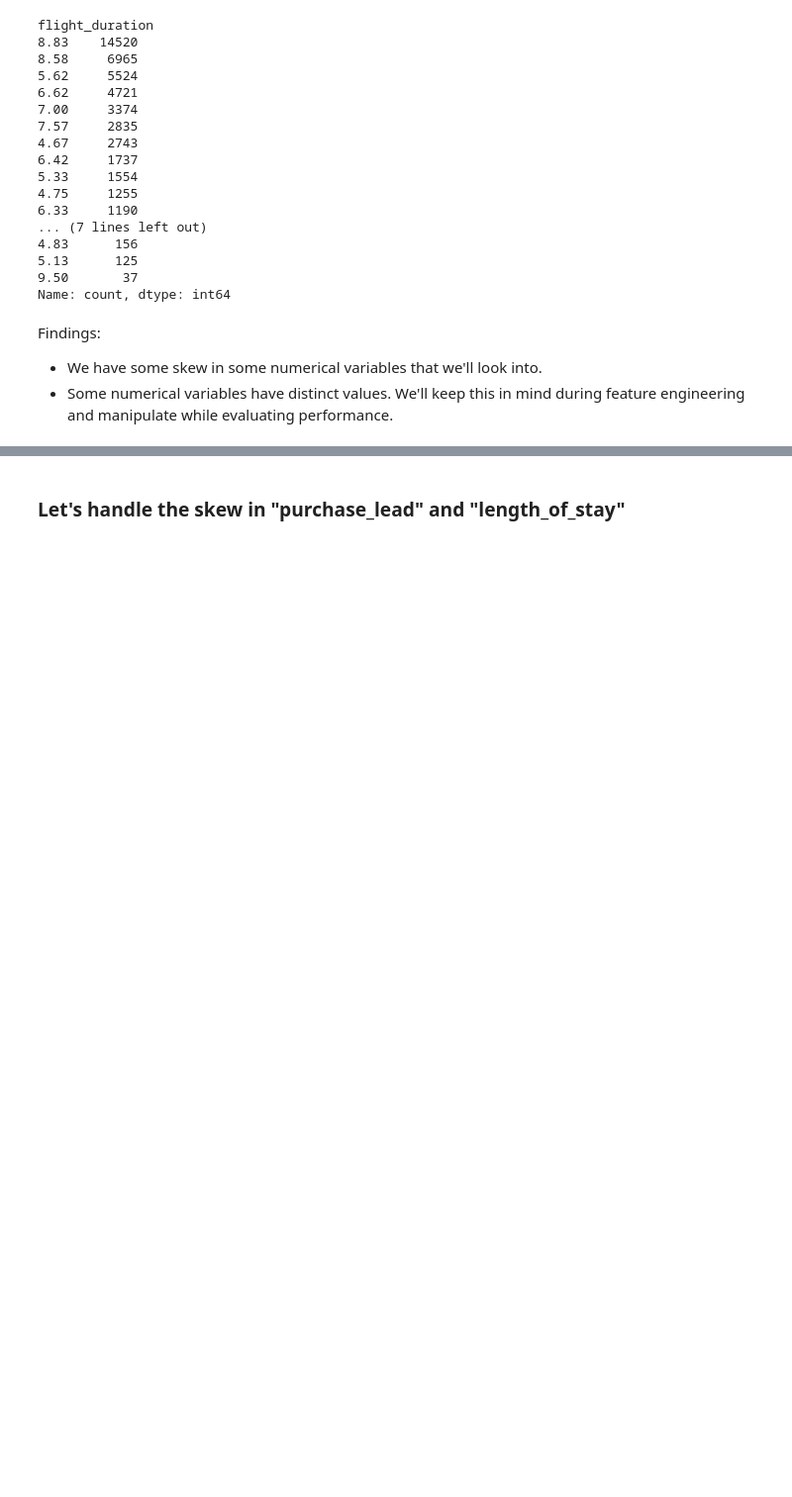
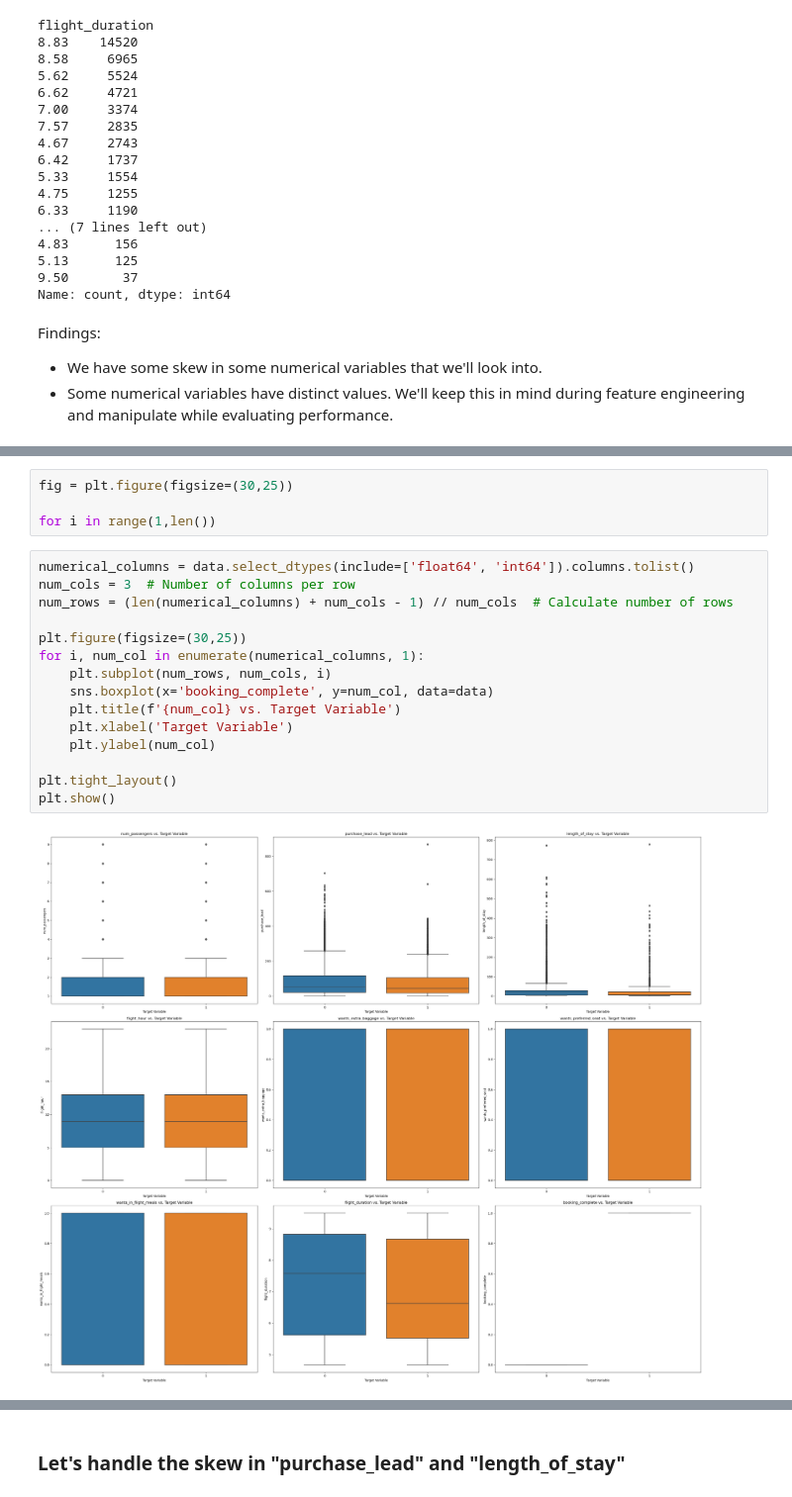
Before and after one commit to Ds2023/British_Airways_Predictive_Booking_Model, a Jupyter notebook: notebooks/eda.ipynb, the cells around one changed output, grey strips where cells are left out. Shown at 99% size. Saved outputs shown, nothing was run; the diff lists cells and outputs as text; blank space fills up the shorter version.

```diff
--- a/notebooks/eda.ipynb
+++ b/notebooks/eda.ipynb
@@ -197,0 +209,21 @@ Findings:
+# %%
+fig = plt.figure(figsize=(30,25))
+
+for i in range(1,len())
+# %%
+numerical_columns = data.select_dtypes(include=['float64', 'int64']).columns.tolist()
+num_cols = 3  # Number of columns per row
+num_rows = (len(numerical_columns) + num_cols - 1) // num_cols  # Calculate number of rows
+
+plt.figure(figsize=(30,25))
+for i, num_col in enumerate(numerical_columns, 1):
+    plt.subplot(num_rows, num_cols, i)
+    sns.boxplot(x='booking_complete', y=num_col, data=data)
+    plt.title(f'{num_col} vs. Target Variable')
+    plt.xlabel('Target Variable')
+    plt.ylabel(num_col)
+
+plt.tight_layout()
+plt.show()
+# %% [output]
+[figure, added]
```
Also changed, not shown: parts of 11 cells of this notebook.
